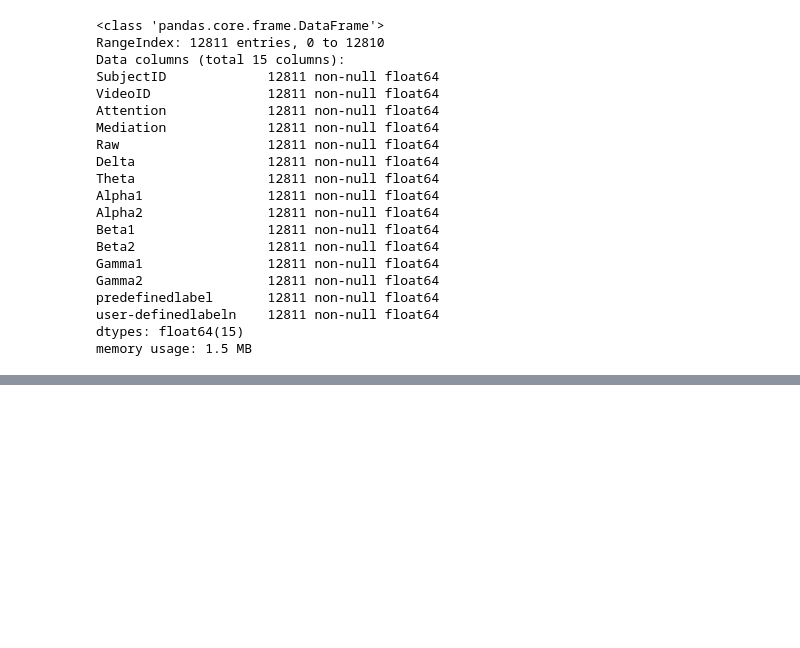
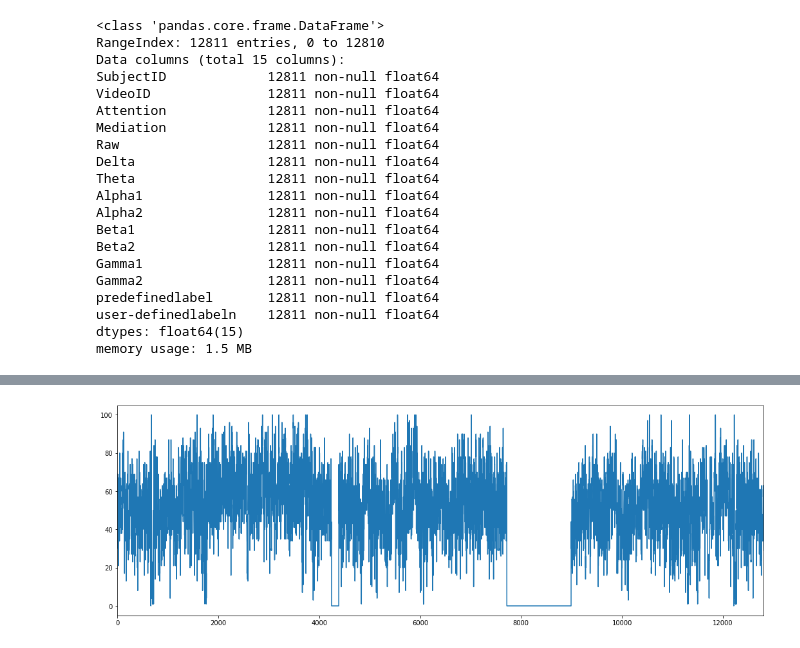
Before and after one commit to avishreekh/Confusion-detection-EEG, a Jupyter notebook: Confusion_Detection_EEG.ipynb, the cells around one changed output, grey strips where cells are left out. Cells and saved outputs as stored; diff of their text form; code cells hidden in the pictures; blank space fills up the shorter version.

```diff
--- a/Confusion_Detection_EEG.ipynb
+++ b/Confusion_Detection_EEG.ipynb
@@ -53,0 +82,5 @@ memory usage: 1.5 MB
+# %%
+eeg_df['Mediation'].plot(figsize=(18,6))
+plt.show()
+# %% [output]
+[figure, added]
```
Also changed, not shown: parts of 45 cells of this notebook.
